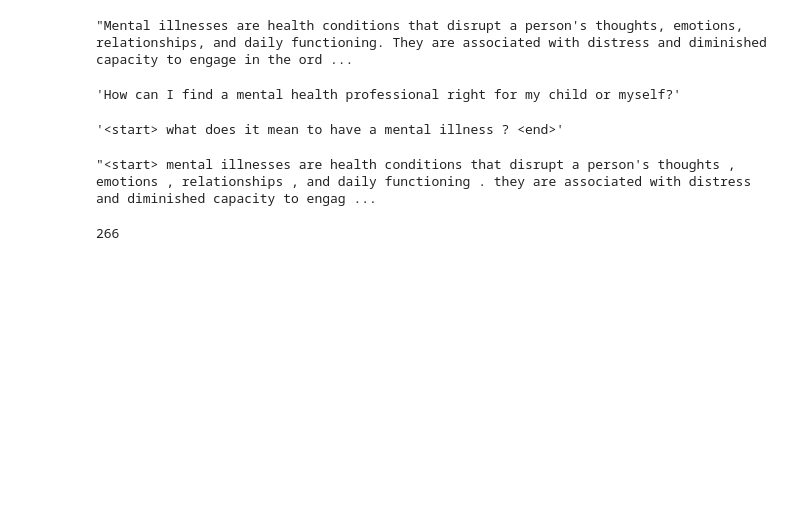
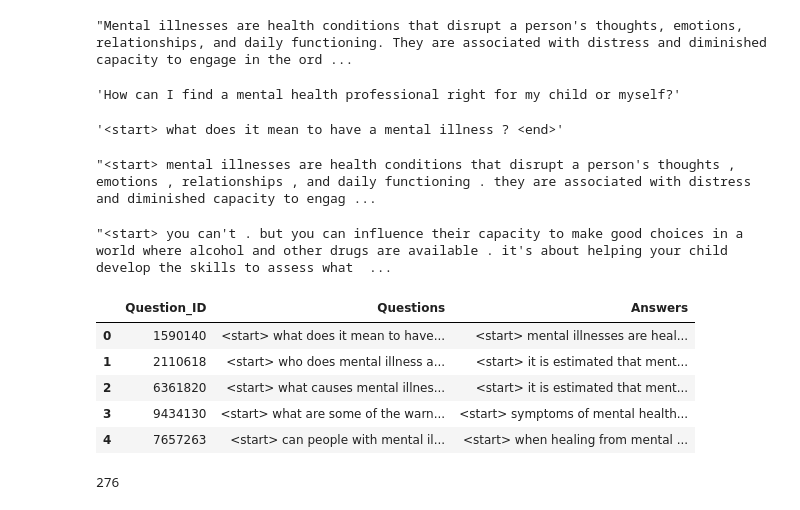
Before and after one commit to data-george/Attention-for-Mental-Health, a Jupyter notebook: Attention_for_Mental_Health_Part_1_Data_Wrangling_and_EDA.ipynb, the cells around one changed output. Drawn from its saved outputs; the diff is of its cells as text; code cells hidden in the pictures; blank space fills up the shorter version.

```diff
--- a/Attention_for_Mental_Health_Part_1_Data_Wrangling_and_EDA.ipynb
+++ b/Attention_for_Mental_Health_Part_1_Data_Wrangling_and_EDA.ipynb
@@ -86,6 +96,8 @@ df['Answers'][0]
 df['Answers'] = df['Answers'].map(lambda x: x.replace('\n', ' '))
 # %%
 df['Answers'] = df['Answers'].map(lambda x: x.replace("???", "'"))
+# %%
+df['Answers'] = df['Answers'].map(lambda x: x.replace(" ? s", "'s"))
 # %%
 df['Answers'][0]
 # %% [output]
@@ -109,8 +109,8 @@ def preprocess_sentence(sentence):
 # %%
 # Add start and end tokens to sentences
 
-df['Questions'] = ["<start> " + preprocess_sentence(sentence) + " <end>" for sentence in df['Questions'].values.tolist()]
-df['Answers'] = ["<start> " + preprocess_sentence(sentence) + " <end>" for sentence in df['Answers'].values.tolist()]
+df['Questions'] = ["<start> " + utils.preprocess_sentence(sentence) + " <end>" for sentence in df['Questions'].values.tolist()]
+df['Answers'] = ["<start> " + utils.preprocess_sentence(sentence) + " <end>" for sentence in df['Answers'].values.tolist()]
 # %%
 df['Questions'][0]
 # %% [output]
@@ -119,3 +119,16 @@ df['Questions'][0]
 df['Answers'][0]
 # %% [output]
 "<start> mental illnesses are health conditions that disrupt a person's thoughts , emotions , relationships , and daily functioning . they are associated with distress and diminished capacity to engag ...
+# %%
+df.iloc[95]['Answers']
+# %% [output]
+"<start> you can't . but you can influence their capacity to make good choices in a world where alcohol and other drugs are available . it's about helping your child develop the skills to assess what  ...
+# %%
+df.head()
+# %% [output]
+|  | Question_ID | Questions | Answers |
+| 0 | 1590140 | <start> what does it mean to have... | <start> mental illnesses are heal... |
+| 1 | 2110618 | <start> who does mental illness a... | <start> it is estimated that ment... |
+| 2 | 6361820 | <start> what causes mental illnes... | <start> it is estimated that ment... |
+| 3 | 9434130 | <start> what are some of the warn... | <start> symptoms of mental health... |
+| 4 | 7657263 | <start> can people with mental il... | <start> when healing from mental ... |
@@ -132,7 +163,7 @@ questions_sequence = tokenizer.texts_to_sequences(questions)
 # %%
-len(tokenizer.word_counts)
+len(tokenizer_questions.word_counts)
 # %% [output]
-266
+276
 # %%
 questions_sequence[10]
 # %% [output]
```
Also changed, not shown: parts of 56 cells of this notebook.
